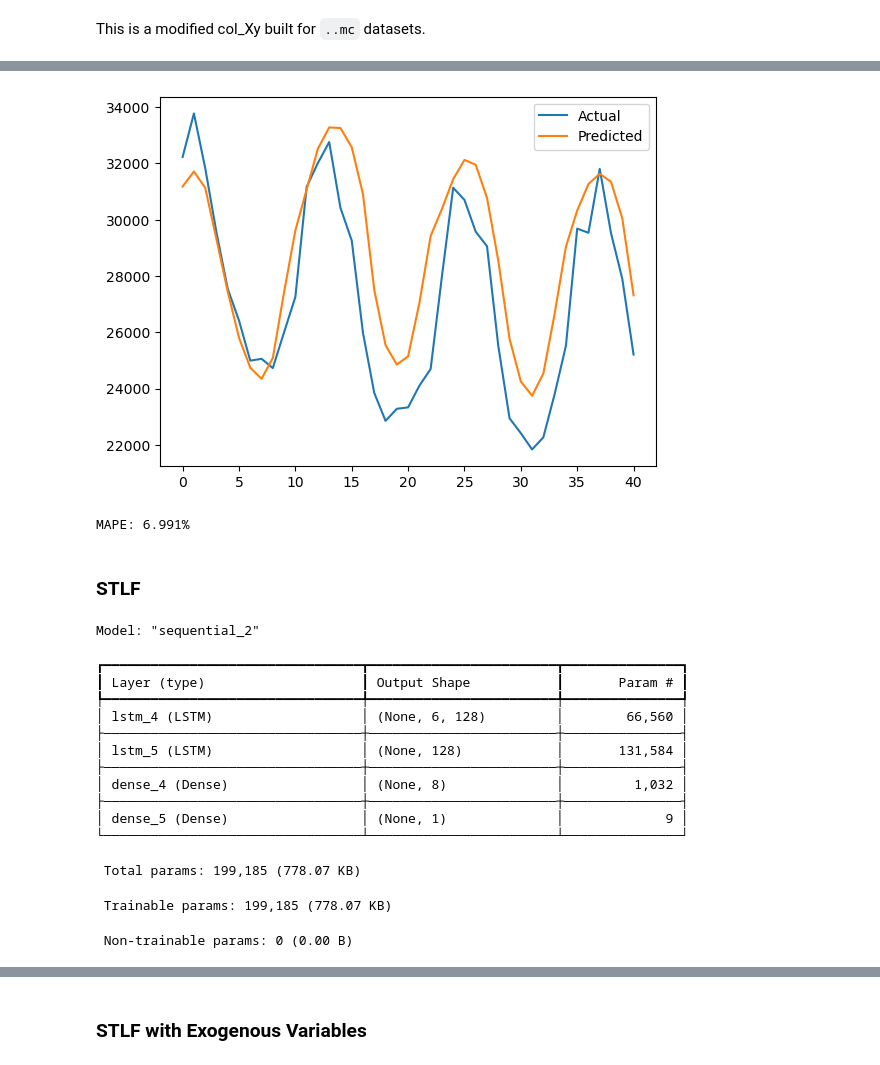
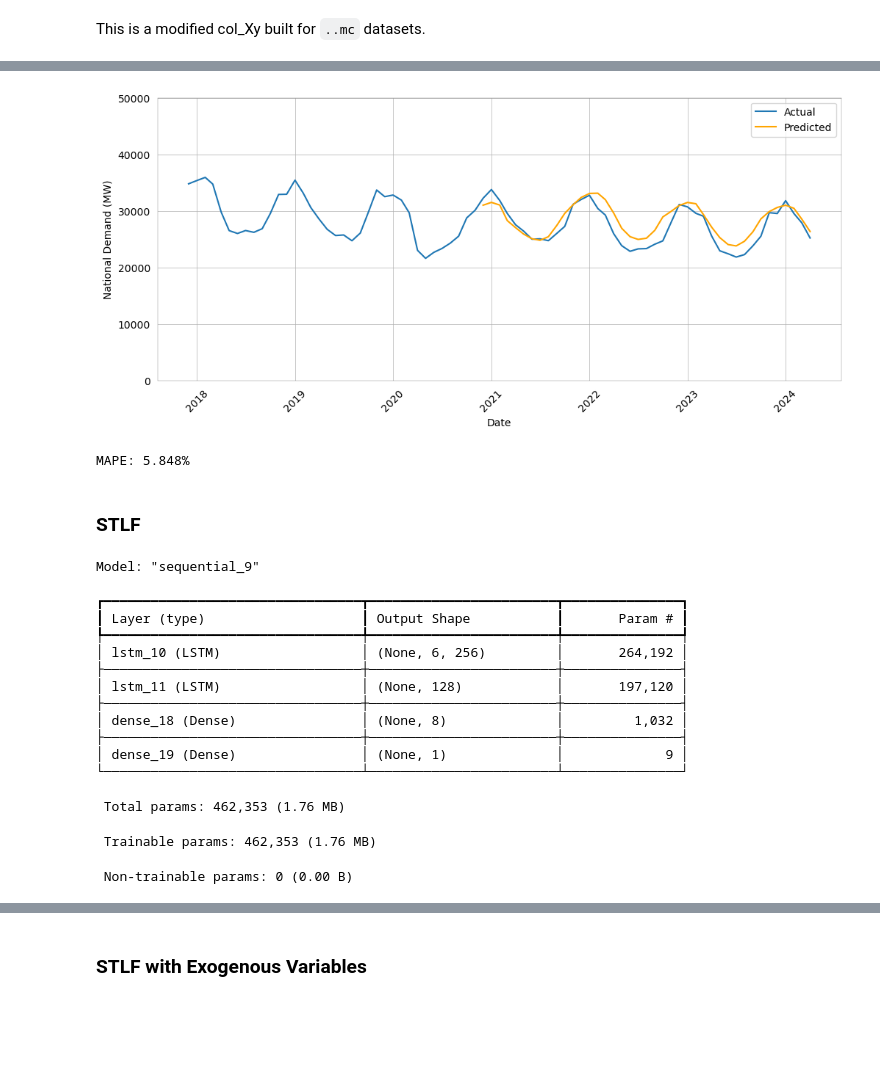
Before and after one commit to mita765/MScThesis, a Jupyter notebook: Thesis-ML.ipynb, the cells around one changed output, grey strips where cells are left out. Saved outputs shown, nothing was run; the diff lists cells and outputs as text; code cells hidden in the pictures; blank space fills up the shorter version.

```diff
--- a/Thesis-ML.ipynb
+++ b/Thesis-ML.ipynb
@@ -342,13 +371,10 @@ yts_ltmc = scaler_ltmc.inverse_transform(yts_ltmc)[:,0]
-# %%
-plt.plot(yts_ltmc, label='Actual')
-plt.plot(pred_ltmc, label='Predicted')
-plt.legend()
-plt.show()
-
-print(f"MAPE: {mean_absolute_percentage_error(yts_ltmc, pred_ltmc)*100:.3f}%")
-# %% [output]
-[figure, removed]
-MAPE: 6.991%
+# %%
+plot_fcast_ml(ltmc, "2017-12-01", "2020-12-01", "2024-05-01", pred_ltmc, True)
+
+print(f"MAPE: {mean_absolute_percentage_error(yts_ltmc, pred_ltmc)*100:.3f}%")
+# %% [output]
+[figure, added]
+MAPE: 5.848%
 # %% [markdown]
 ### STLF
 # %%
@@ -384,27 +410,27 @@ Xts_stoc, yts_stoc = df_Xy(scts_stoc, SEASON_STLF)
 # %%
 stoc_model = Sequential()
 stoc_model.add(InputLayer((SEASON_STLF, 1)))
-stoc_model.add(LSTM(128, return_sequences=True))
+stoc_model.add(LSTM(256, return_sequences=True))
 stoc_model.add(LSTM(128))
 stoc_model.add(Dense(8, 'relu'))
 stoc_model.add(Dense(1, 'linear'))
 
 stoc_model.summary()
 # %% [output]
-Model: "sequential_2"
+Model: "sequential_9"
 ┏━━━━━━━━━━━━━━━━━━━━━━━━━━━━━━━━━┳━━━━━━━━━━━━━━━━━━━━━━━━┳━━━━━━━━━━━━━━━┓
 ┃ Layer (type)                    ┃ Output Shape           ┃       Param # ┃
 ┡━━━━━━━━━━━━━━━━━━━━━━━━━━━━━━━━━╇━━━━━━━━━━━━━━━━━━━━━━━━╇━━━━━━━━━━━━━━━┩
-│ lstm_4 (LSTM)                   │ (None, 6, 128)         │        66,560 │
+│ lstm_10 (LSTM)                  │ (None, 6, 256)         │       264,192 │
 ├─────────────────────────────────┼────────────────────────┼───────────────┤
-│ lstm_5 (LSTM)                   │ (None, 128)            │       131,584 │
+│ lstm_11 (LSTM)                  │ (None, 128)            │       197,120 │
 ├─────────────────────────────────┼────────────────────────┼───────────────┤
-│ dense_4 (Dense)                 │ (None, 8)              │         1,032 │
+│ dense_18 (Dense)                │ (None, 8)              │         1,032 │
 ├─────────────────────────────────┼────────────────────────┼───────────────┤
-│ dense_5 (Dense)                 │ (None, 1)              │             9 │
+│ dense_19 (Dense)                │ (None, 1)              │             9 │
 └─────────────────────────────────┴────────────────────────┴───────────────┘
- Total params: 199,185 (778.07 KB)
+ Total params: 462,353 (1.76 MB)
- Trainable params: 199,185 (778.07 KB)
+ Trainable params: 462,353 (1.76 MB)
  Non-trainable params: 0 (0.00 B)
 # %%
 cp = ModelCheckpoint('models/stoc_model.keras', save_best_only=True)
```
Also changed, not shown: parts of 42 cells of this notebook, 1 other file.
